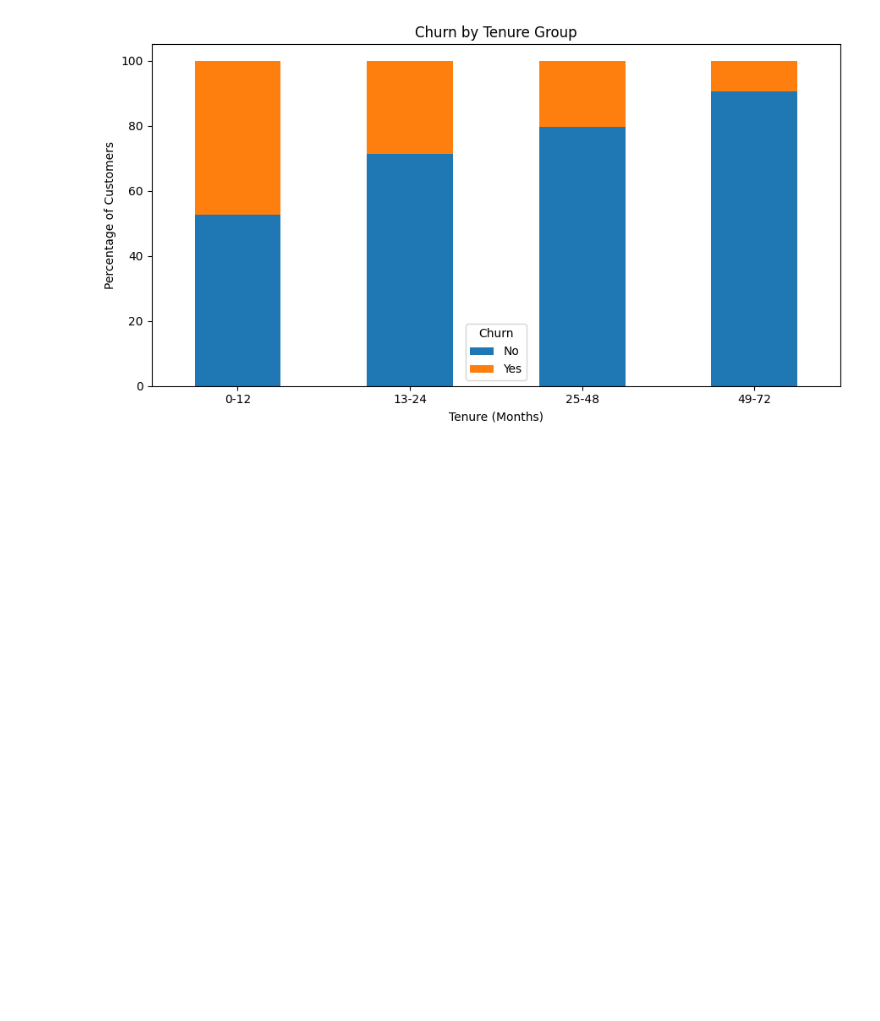
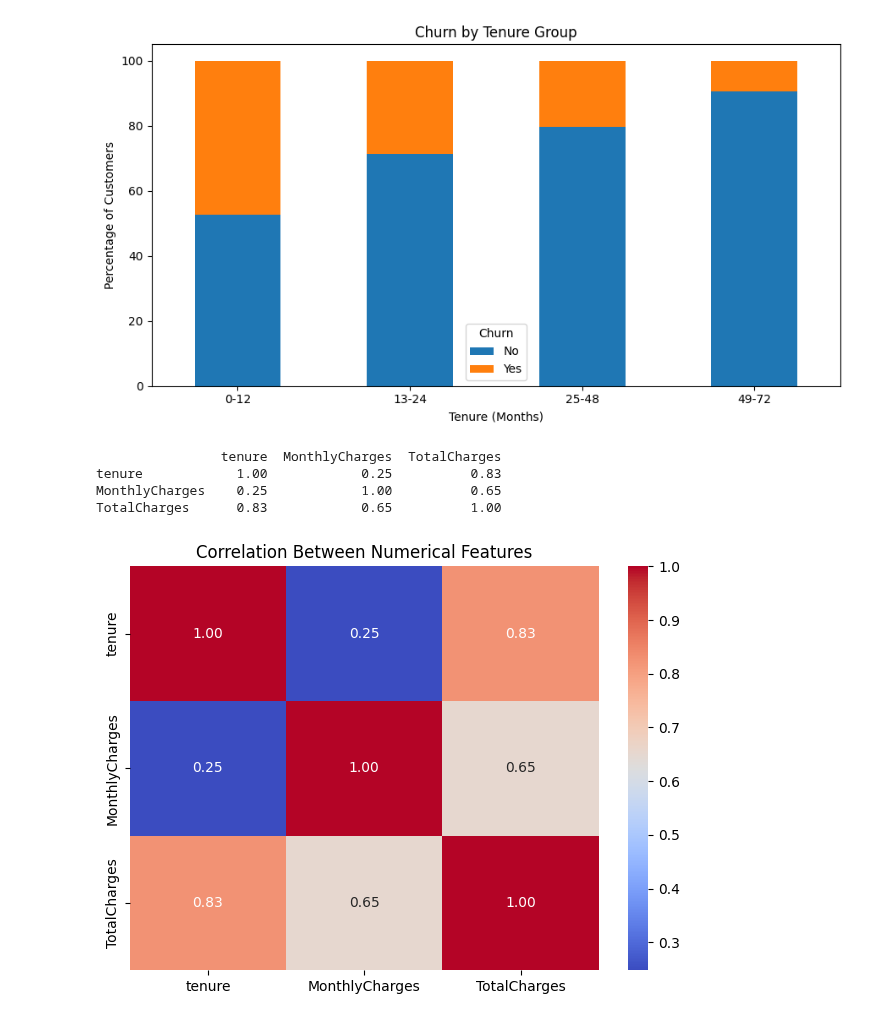
Before and after one commit to Pranay-Pandurang-Patil/customer-churn-prediction, a Jupyter notebook: notebooks/01_eda.ipynb, the cells around one changed output. Cells and saved outputs as stored; diff of their text form; code cells hidden in the pictures; blank space fills up the shorter version.

```diff
--- a/notebooks/01_eda.ipynb
+++ b/notebooks/01_eda.ipynb
@@ -229,3 +229,19 @@ TenureGroup
 25-48        79.61  20.39
 49-72        90.49   9.51
 [figure]
+# %%
+numerical_df = df[["tenure", "MonthlyCharges", "TotalCharges"]].copy()
+numerical_df["TotalCharges"] = pd.to_numeric(numerical_df["TotalCharges"], errors="coerce")
+correlation = numerical_df.corr()
+
+print(correlation.round(2))
+sns.heatmap(correlation, annot=True, cmap="coolwarm", fmt=".2f")
+plt.title("Correlation Between Numerical Features")
+plt.tight_layout()
+plt.show()
+# %% [output]
+                tenure  MonthlyCharges  TotalCharges
+tenure            1.00            0.25          0.83
+MonthlyCharges    0.25            1.00          0.65
+TotalCharges      0.83            0.65          1.00
+[figure, added]
```
Also changed, not shown: parts of 3 cells of this notebook.
